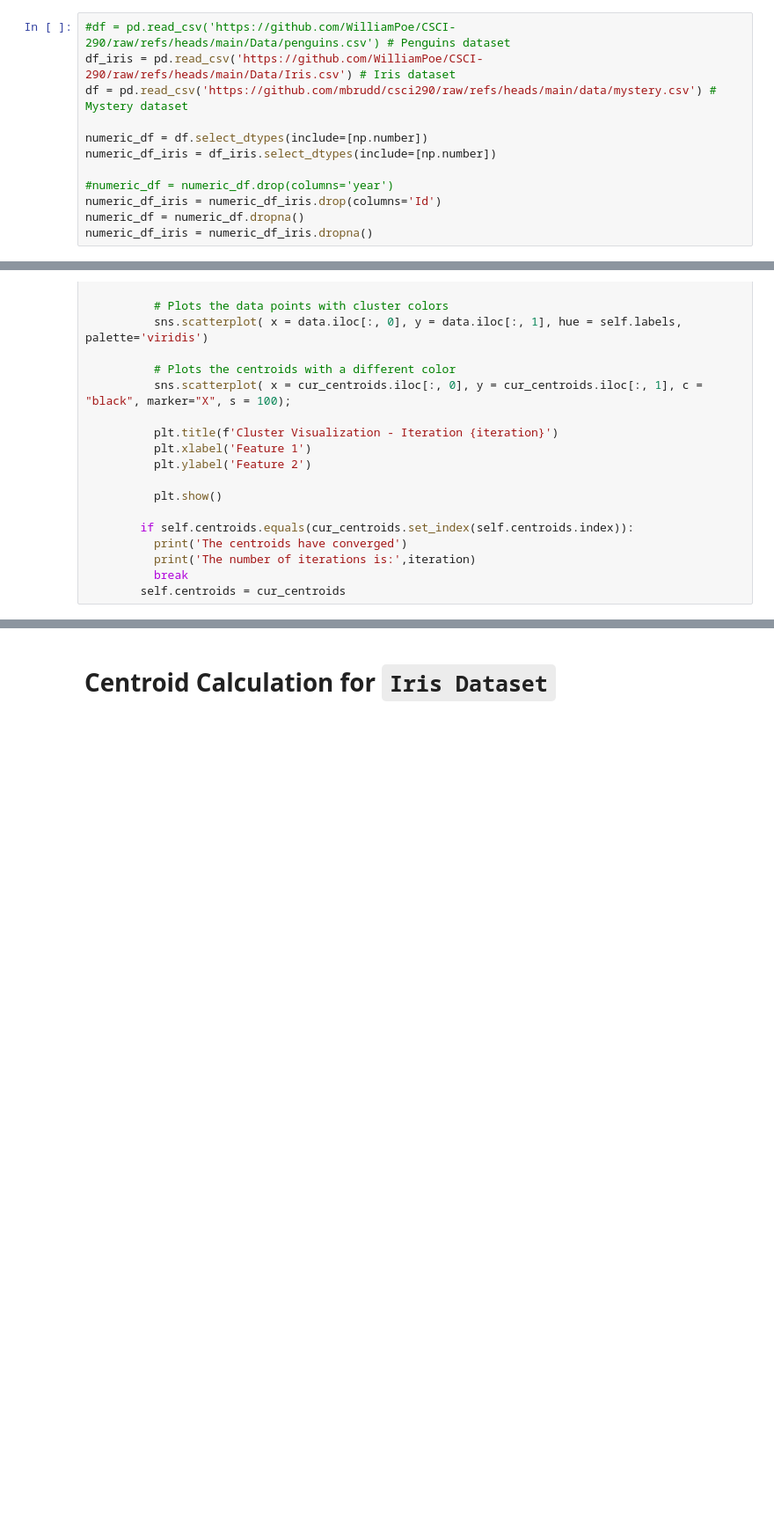
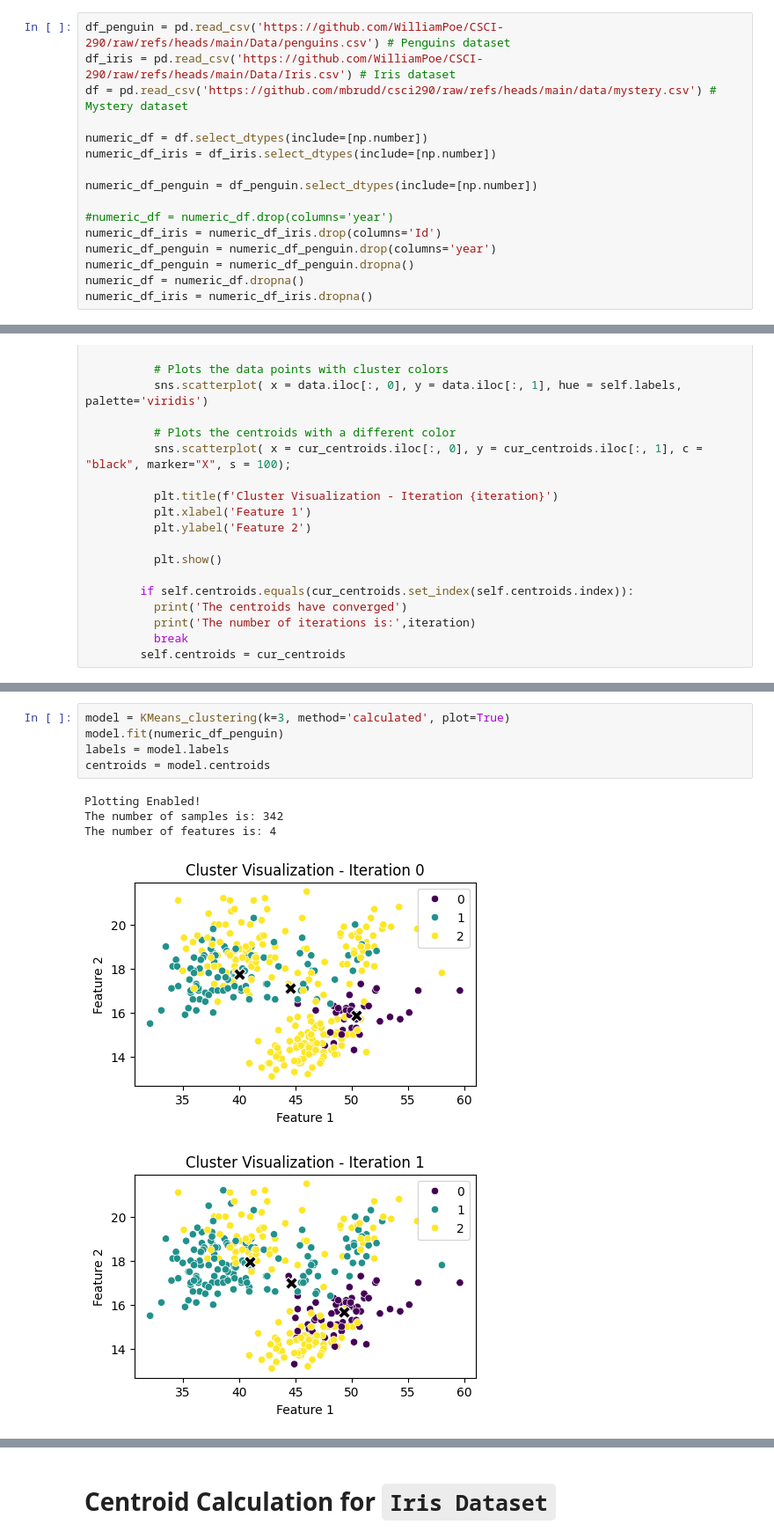
Before and after one commit to WilliamPoe/CSCI-290, a Jupyter notebook: notebooks/k_means_clustering.ipynb, the cells around one changed output, grey strips where cells are left out. Shown at 88% size. Cells and saved outputs as stored; diff of their text form; blank space fills up the shorter version.

```diff
--- a/notebooks/k_means_clustering.ipynb
+++ b/notebooks/k_means_clustering.ipynb
@@ -10,15 +10,19 @@ from matplotlib.ticker import FixedLocator, FixedFormatter
 # %% [markdown]
 # Datasets
 # %%
-#df = pd.read_csv('https://github.com/WilliamPoe/CSCI-290/raw/refs/heads/main/Data/penguins.csv') # Penguins dataset
+df_penguin = pd.read_csv('https://github.com/WilliamPoe/CSCI-290/raw/refs/heads/main/Data/penguins.csv') # Penguins dataset
 df_iris = pd.read_csv('https://github.com/WilliamPoe/CSCI-290/raw/refs/heads/main/Data/Iris.csv') # Iris dataset
 df = pd.read_csv('https://github.com/mbrudd/csci290/raw/refs/heads/main/data/mystery.csv') # Mystery dataset
 
 numeric_df = df.select_dtypes(include=[np.number])
 numeric_df_iris = df_iris.select_dtypes(include=[np.number])
 
+numeric_df_penguin = df_penguin.select_dtypes(include=[np.number])
+
 #numeric_df = numeric_df.drop(columns='year')
 numeric_df_iris = numeric_df_iris.drop(columns='Id')
+numeric_df_penguin = numeric_df_penguin.drop(columns='year')
+numeric_df_penguin = numeric_df_penguin.dropna()
 numeric_df = numeric_df.dropna()
 numeric_df_iris = numeric_df_iris.dropna()
 # %% [markdown]
@@ -244,0 +251,11 @@ class KMeans_clustering:
+# %%
+model = KMeans_clustering(k=3, method='calculated', plot=True)
+model.fit(numeric_df_penguin)
+labels = model.labels
+centroids = model.centroids
+# %% [output]
+Plotting Enabled!
+The number of samples is: 342
+The number of features is: 4
+[figure, added]
+[figure, added]
```
Also changed, not shown: parts of 2 cells of this notebook.
